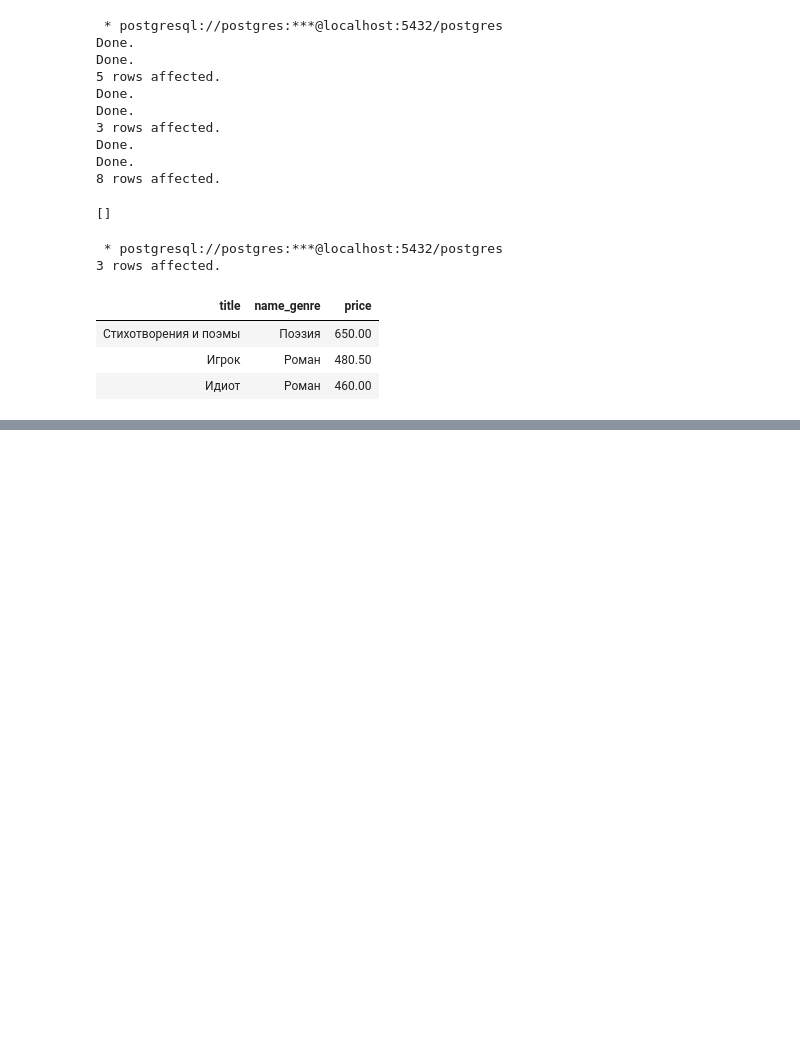
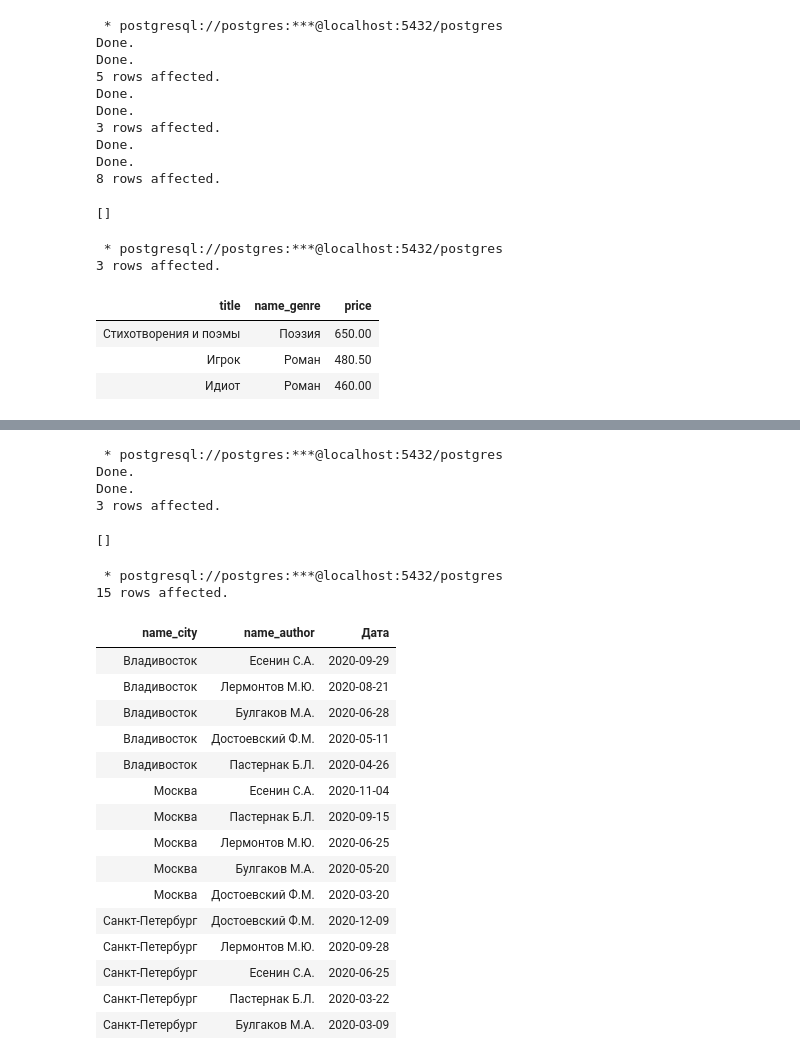
Before and after one commit to letrepas/Interactive-SQL-Simulator, a Jupyter notebook: SQL.ipynb, the cells around one changed output, grey strips where cells are left out. Saved outputs shown, nothing was run; the diff lists cells and outputs as text; code cells hidden in the pictures; blank space fills up the shorter version.

```diff
--- a/SQL.ipynb
+++ b/SQL.ipynb
@@ -1738,0 +1761,44 @@ ORDER BY price DESC;
+# %%
+%%sql
+DROP TABLE IF EXISTS stepik.city CASCADE;
+
+CREATE TABLE IF NOT EXISTS stepik.city
+(
+    city_id   INT primary key generated always AS identity,
+    name_city TEXT
+);
+
+INSERT INTO stepik.city(name_city)
+VALUES ('Москва'),
+       ('Санкт-Петербург'),
+       ('Владивосток');
+# %% [output]
+ * postgresql://postgres:***@localhost:5432/postgres
+Done.
+Done.
+3 rows affected.
+[]
+# %%
+%%sql
+SELECT name_city, name_author, ('2020-01-01'::date) + floor(random() * 364)::int Дата
+FROM stepik.city, stepik.author
+ORDER BY name_city, Дата DESC
+# %% [output]
+ * postgresql://postgres:***@localhost:5432/postgres
+15 rows affected.
+| name_city | name_author | Дата |
+| Владивосток | Есенин С.А. | 2020-09-29 |
+| Владивосток | Лермонтов М.Ю. | 2020-08-21 |
+| Владивосток | Булгаков М.А. | 2020-06-28 |
+| Владивосток | Достоевский Ф.М. | 2020-05-11 |
+| Владивосток | Пастернак Б.Л. | 2020-04-26 |
+| Москва | Есенин С.А. | 2020-11-04 |
+| Москва | Пастернак Б.Л. | 2020-09-15 |
+| Москва | Лермонтов М.Ю. | 2020-06-25 |
+| Москва | Булгаков М.А. | 2020-05-20 |
+| Москва | Достоевский Ф.М. | 2020-03-20 |
+| Санкт-Петербург | Достоевский Ф.М. | 2020-12-09 |
+| Санкт-Петербург | Лермонтов М.Ю. | 2020-09-28 |
+| Санкт-Петербург | Есенин С.А. | 2020-06-25 |
+| Санкт-Петербург | Пастернак Б.Л. | 2020-03-22 |
+| Санкт-Петербург | Булгаков М.А. | 2020-03-09 |
```
Also changed, not shown: parts of 3 cells of this notebook.
